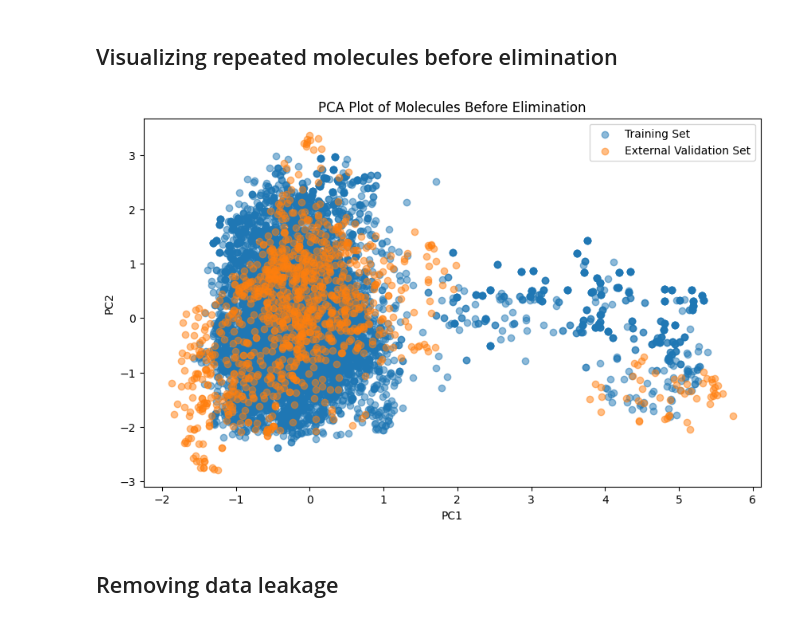
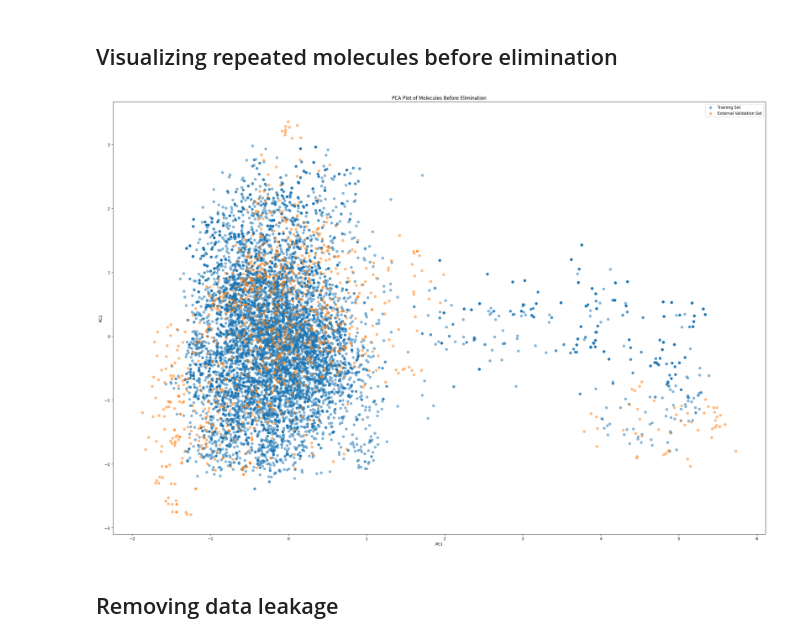
Before and after one commit to dubeyayushi/Contribution-Period-Ersilia, a Jupyter notebook: notebooks/02_external_validation_eos30gr.ipynb, the cells around one changed output. Cells and saved outputs as stored; diff of their text form; code cells hidden in the pictures.

Commit message:
Updated scatter plots

```diff
--- a/notebooks/02_external_validation_eos30gr.ipynb
+++ b/notebooks/02_external_validation_eos30gr.ipynb
@@ -223,29 +223,29 @@ We eliminate the common molecules between the training and external dataset so t
 # %%
 training_smiles = train_data['Smiles']  # List of SMILES strings for molecules in the training set
 external_validation_smiles = external_data['Smiles']  # List of SMILES strings for molecules in the external validation set
 
 # Calculate Morgan fingerprints for both sets
 training_fingerprints = calculate_morgan_fingerprints(training_smiles)
 external_validation_fingerprints = calculate_morgan_fingerprints(external_validation_smiles)
 
 # Perform PCA
 training_pca_result = perform_pca(training_fingerprints)
 external_validation_pca_result = perform_pca(external_validation_fingerprints)
 
 # Plot PCA-transformed molecules
-plt.figure(figsize=(10, 6))
+plt.figure(figsize=(30, 20))
 plt.scatter(training_pca_result[:, 0], training_pca_result[:, 1], label='Training Set', alpha=0.5)
 plt.scatter(external_validation_pca_result[:, 0], external_validation_pca_result[:, 1], label='External Validation Set', alpha=0.5)
 plt.title('PCA Plot of Molecules Before Elimination')
 plt.xlabel('PC1')
 plt.ylabel('PC2')
 plt.legend()
 #Save the plot
 figure_path = '../figures/external_validation/pca_before_elimination.png'
 plt.savefig(figure_path)
 plt.show()
 # %% [output]
-[figure, old version]
+[figure, new version]
 # %% [markdown]
 ## Removing data leakage
 # %%
```
Also changed, not shown: parts of 2 cells of this notebook, 2 other files.
